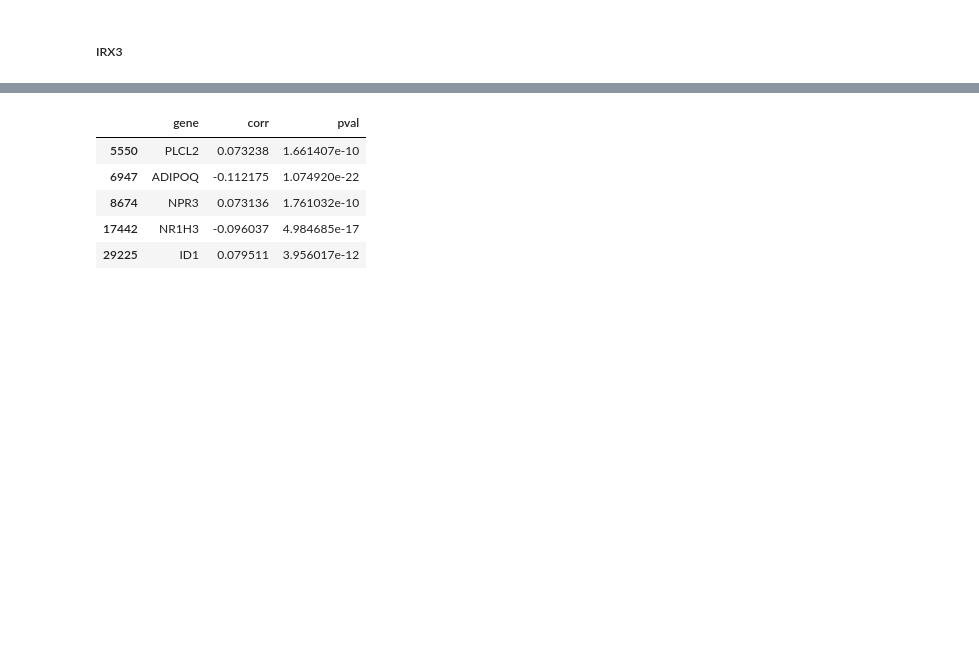
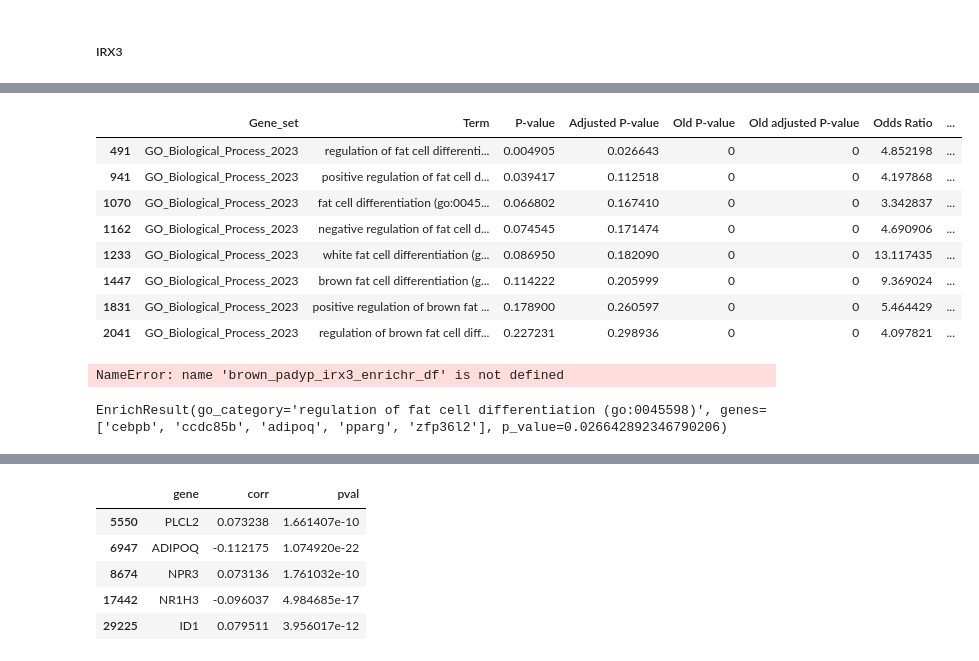
Before and after one commit to Habush/biocypher-metta, a Jupyter notebook: notebooks/gtex_tissue_gene_exp_corr.ipynb, the cells around one changed output, grey strips where cells are left out. Saved outputs shown, nothing was run; the diff lists cells and outputs as text; code cells hidden in the pictures; blank space fills up the shorter version.

```diff
--- a/notebooks/gtex_tissue_gene_exp_corr.ipynb
+++ b/notebooks/gtex_tissue_gene_exp_corr.ipynb
@@ -289,0 +356,18 @@ brown_padyp_irx3_enrichr_df["Term"] = brown_padyp_irx3_enrichr_df["Term"].apply(
+# %%
+#'CEBPB', 'CCDC85B', 'ADIPOQ', 'PPARG', 'ZFP36L2'
+brown_padyp_irx3_enrichr_df[(brown_padyp_irx3_enrichr_df.Term.str.contains("fat cell differentiation"))]
+# %% [output]
+|  | Gene_set | Term | P-value | Adjusted P-value | Old P-value | Old adjusted P-value | Odds Ratio | ... |
+| 491 | GO_Biological_Process_2023 | regulation of fat cell differenti... | 0.004905 | 0.026643 | 0 | 0 | 4.852198 | ... |
+| 941 | GO_Biological_Process_2023 | positive regulation of fat cell d... | 0.039417 | 0.112518 | 0 | 0 | 4.197868 | ... |
+| 1070 | GO_Biological_Process_2023 | fat cell differentiation (go:0045... | 0.066802 | 0.167410 | 0 | 0 | 3.342837 | ... |
+| 1162 | GO_Biological_Process_2023 | negative regulation of fat cell d... | 0.074545 | 0.171474 | 0 | 0 | 4.690906 | ... |
+| 1233 | GO_Biological_Process_2023 | white fat cell differentiation (g... | 0.086950 | 0.182090 | 0 | 0 | 13.117435 | ... |
+| 1447 | GO_Biological_Process_2023 | brown fat cell differentiation (g... | 0.114222 | 0.205999 | 0 | 0 | 9.369024 | ... |
+| 1831 | GO_Biological_Process_2023 | positive regulation of brown fat ... | 0.178900 | 0.260597 | 0 | 0 | 5.464429 | ... |
+| 2041 | GO_Biological_Process_2023 | regulation of brown fat cell diff... | 0.227231 | 0.298936 | 0 | 0 | 4.097821 | ... |
+# %%
+sig_brown_irx3_enrichr_df = brown_padyp_irx3_enrichr_df[brown_padyp_irx3_enrichr_df["Adjusted P-value"] < 0.05]
+sig_brown_irx3_enrichr_df
+# %% [output]
+NameError: name 'brown_padyp_irx3_enrichr_df' is not defined
@@ -290,3 +385,35 @@ brown_padyp_irx3_enrichr_df["Term"] = brown_padyp_irx3_enrichr_df["Term"].apply(
+# %%
+from typing import NamedTuple, List
+
+library = "GO_Biological_Process_2023"
+organism = "Human"
+
+class EnrichResult(NamedTuple):
+    go_category: str
+    genes: int
+    p_value: float
+
+def enrichr(go_category, gene_list):
+    go_id = go_category.split("_")[1]
+    go_term = f"go:{go_id}"
+    # gene_list = get_hgnc_syms(gene_list)
+    # background_genes = get_hgnc_syms(background_genes)
+
+    res = gp.enrichr(gene_list=gene_list,
+                                  gene_sets=library,
+                                  background=brown_padyp_irx3_corr_background_genes,
+                                  organism=organism,
+                                  outdir=None).results
+    res["Term"] = res["Term"].apply(lambda x: x.lower())
+    go_res = res[res["Term"].str.contains(go_term)]
+    term, genes, pvalue = go_res["Term"].item(), go_res["Genes"].item().split(";"), \
+            go_res["Adjusted P-value"].item()
+    genes = [g.lower() for g in genes]
+    return EnrichResult(term, genes, pvalue)
+
+enrichr("go_0045598", brown_padyp_irx3_corr_top_500_genes)
+# %% [output]
+EnrichResult(go_category='regulation of fat cell differentiation (go:0045598)', genes=['cebpb', 'ccdc85b', 'adipoq', 'pparg', 'zfp36l2'], p_value=0.026642892346790206)
 # %%
 brown_padyp_irx3_enrichr_df[(brown_padyp_irx3_enrichr_df.Term.str.contains("thermo"))]
 # %% [output]
```
Also changed, not shown: parts of 12 cells of this notebook, 5 other files.
